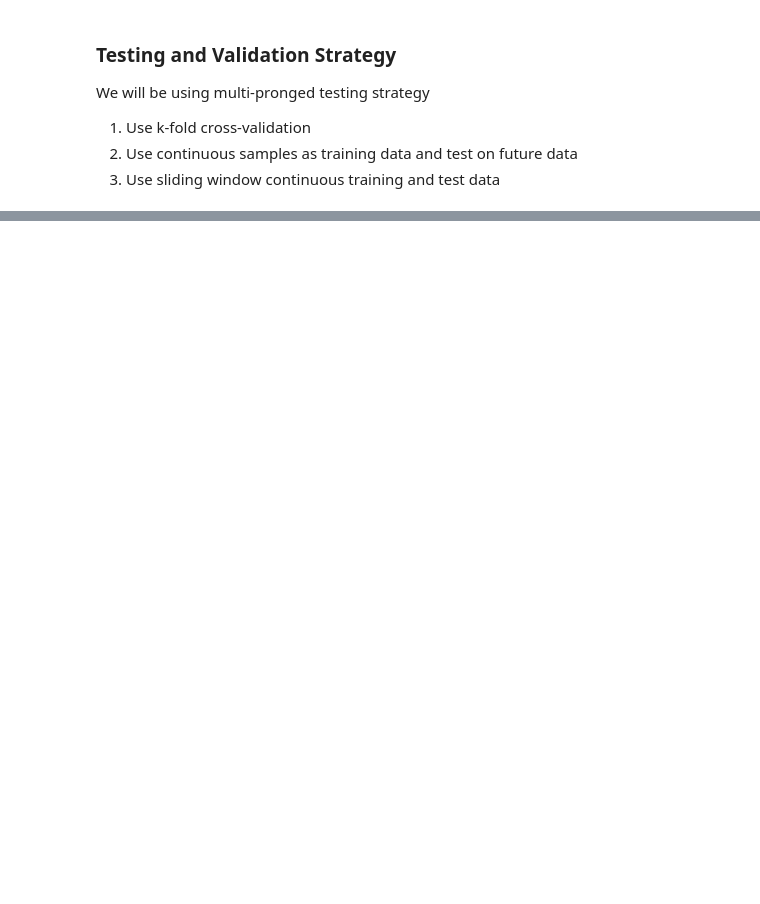
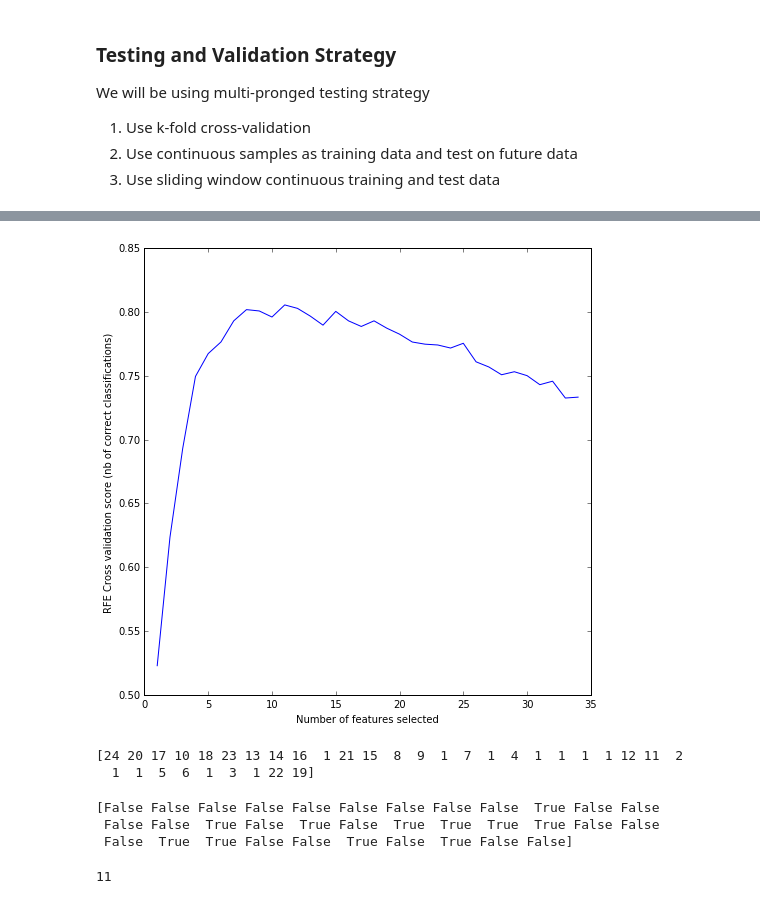
Before and after one commit to rahulmkumar/ml-introduction, a Jupyter notebook: 07_Swing_trading_model.ipynb, the cells around one changed output, grey strips where cells are left out. Saved outputs shown, nothing was run; the diff lists cells and outputs as text; code cells hidden in the pictures; blank space fills up the shorter version.

Commit message:
fixed RFECV with strat Kfold

```diff
--- a/07_Swing_trading_model.ipynb
+++ b/07_Swing_trading_model.ipynb
@@ -390,9 +477,5 @@ plt.show()
 # %%
-#rfecv = RFECV(estimator=et, step=1, cv=StratifiedKFold(y10_b, n_folds=2, random_state=seed), scoring='accuracy')
-rfecv = RFECV(estimator=et, step=1, scoring='accuracy')
-#print(len(X10b_train_std))
-#print(len(Y10b_train))
-
+rfecv = RFECV(estimator=et, step=1, cv=StratifiedKFold(Y10b_train, n_folds=10, random_state=seed), scoring='accuracy')
 rfecv.fit(X10b_train_std,Y10b_train)
 rfe = RFE(estimator=et, step=1)
 rfe.fit(X10b_train_std,Y10b_train)
@@ -416,14 +537,25 @@ for f in range(X.shape[1]):
 # %%
 plt.xlabel("Number of features selected")
-plt.ylabel("Cross validation score (nb of correct classifications)")
+plt.ylabel("RFE Cross validation score (nb of correct classifications)")
 plt.plot(range(1, len(rfecv.grid_scores_) + 1), rfecv.grid_scores_)
 plt.show()
+# %% [output]
+[figure, added]
 # %%
 print(rfecv.ranking_)
+# %% [output]
+[24 20 17 10 18 23 13 14 16  1 21 15  8  9  1  7  1  4  1  1  1  1 12 11  2
+  1  1  5  6  1  3  1 22 19]
 # %%
 print(rfecv.support_)
+# %% [output]
+[False False False False False False False False False  True False False
+ False False  True False  True False  True  True  True  True False False
+ False  True  True False False  True False  True False False]
 # %%
 print(rfecv.n_features_)
+# %% [output]
+11
 # %%
 for selected, feature in zip(rfecv.support_, X.columns):
     if selected == True:
```
Also changed, not shown: parts of 32 cells of this notebook.
